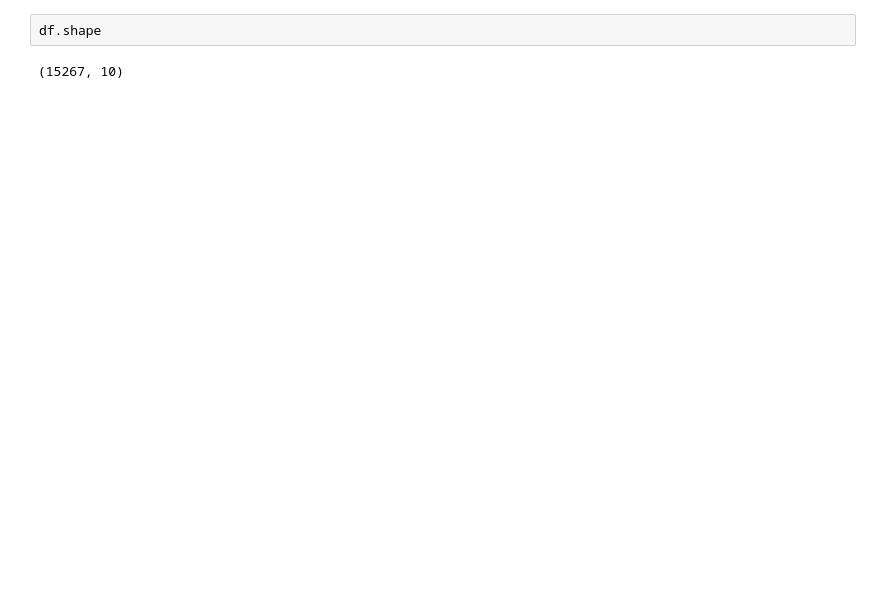
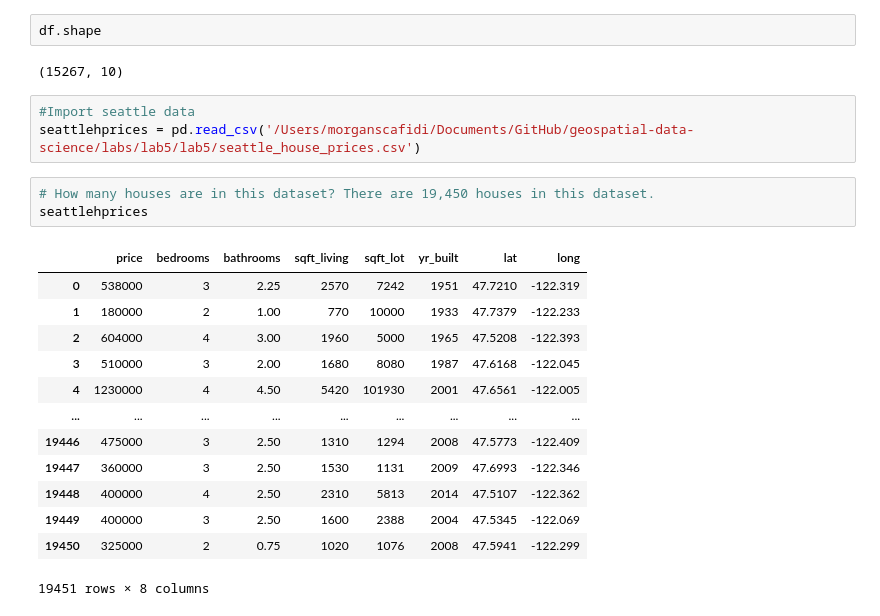
Before and after one commit to morganscafidi/geospatial-data-science, a Jupyter notebook: labs/lab5/Lab5.ipynb, the cells around one changed output. Cells and saved outputs as stored; diff of their text form; blank space fills up the shorter version.

```diff
--- a/labs/lab5/Lab5.ipynb
+++ b/labs/lab5/Lab5.ipynb
@@ -126,3 +141,23 @@ final_rmse
 df.shape
 # %% [output]
 (15267, 10)
+# %%
+#Import seattle data
+seattlehprices = pd.read_csv('/Users/morganscafidi/Documents/GitHub/geospatial-data-science/labs/lab5/lab5/seattle_house_prices.csv')
+# %%
+# How many houses are in this dataset? There are 19,450 houses in this dataset.
+seattlehprices
+# %% [output]
+|  | price | bedrooms | bathrooms | sqft_living | sqft_lot | yr_built | lat | long |
+| 0 | 538000 | 3 | 2.25 | 2570 | 7242 | 1951 | 47.7210 | -122.319 |
+| 1 | 180000 | 2 | 1.00 | 770 | 10000 | 1933 | 47.7379 | -122.233 |
+| 2 | 604000 | 4 | 3.00 | 1960 | 5000 | 1965 | 47.5208 | -122.393 |
+| 3 | 510000 | 3 | 2.00 | 1680 | 8080 | 1987 | 47.6168 | -122.045 |
+| 4 | 1230000 | 4 | 4.50 | 5420 | 101930 | 2001 | 47.6561 | -122.005 |
+| ... | ... | ... | ... | ... | ... | ... | ... | ... |
+| 19446 | 475000 | 3 | 2.50 | 1310 | 1294 | 2008 | 47.5773 | -122.409 |
+| 19447 | 360000 | 3 | 2.50 | 1530 | 1131 | 2009 | 47.6993 | -122.346 |
+| 19448 | 400000 | 4 | 2.50 | 2310 | 5813 | 2014 | 47.5107 | -122.362 |
+| 19449 | 400000 | 3 | 2.50 | 1600 | 2388 | 2004 | 47.5345 | -122.069 |
+| 19450 | 325000 | 2 | 0.75 | 1020 | 1076 | 2008 | 47.5941 | -122.299 |
+19451 rows × 8 columns
```
Also changed, not shown: parts of 4 cells of this notebook, 11 other files.
